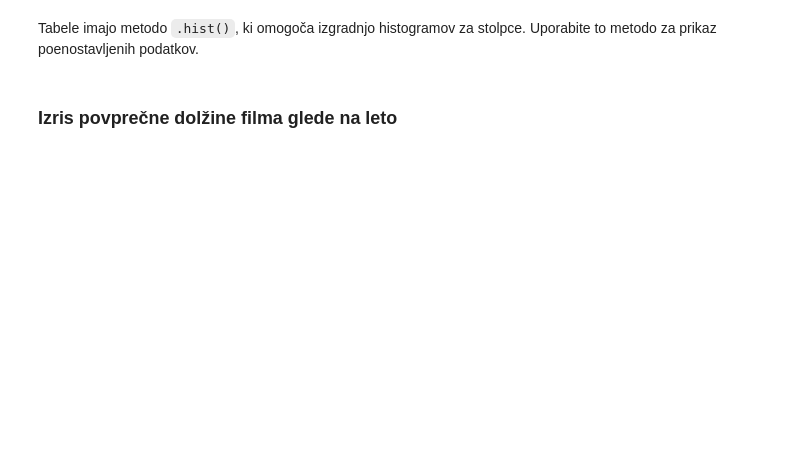
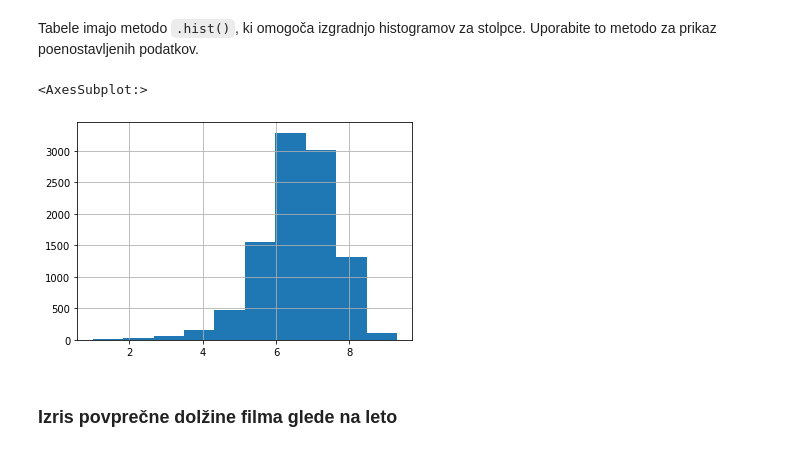
Before and after one commit to valentinamacek/programiranje-1, a Jupyter notebook: 03-knjiznica-pandas/vaje/pandas_101.ipynb, the cells around one changed output. Drawn from its saved outputs; the diff is of its cells as text; code cells hidden in the pictures; blank space fills up the shorter version.

```diff
--- a/03-knjiznica-pandas/vaje/pandas_101.ipynb
+++ b/03-knjiznica-pandas/vaje/pandas_101.ipynb
@@ -80,4 +215,9 @@ Naredite stolpični diagram teh podatkov.
 # %% [markdown]
 Tabele imajo metodo `.hist()`, ki omogoča izgradnjo histogramov za stolpce. Uporabite to metodo za prikaz poenostavljenih podatkov.
+# %%
+filmi.ocena.hist()
+# %% [output]
+<AxesSubplot:>
+[figure, added]
 # %% [markdown]
 ### Izris povprečne dolžine filma glede na leto
```
Also changed, not shown: parts of 13 cells of this notebook.
